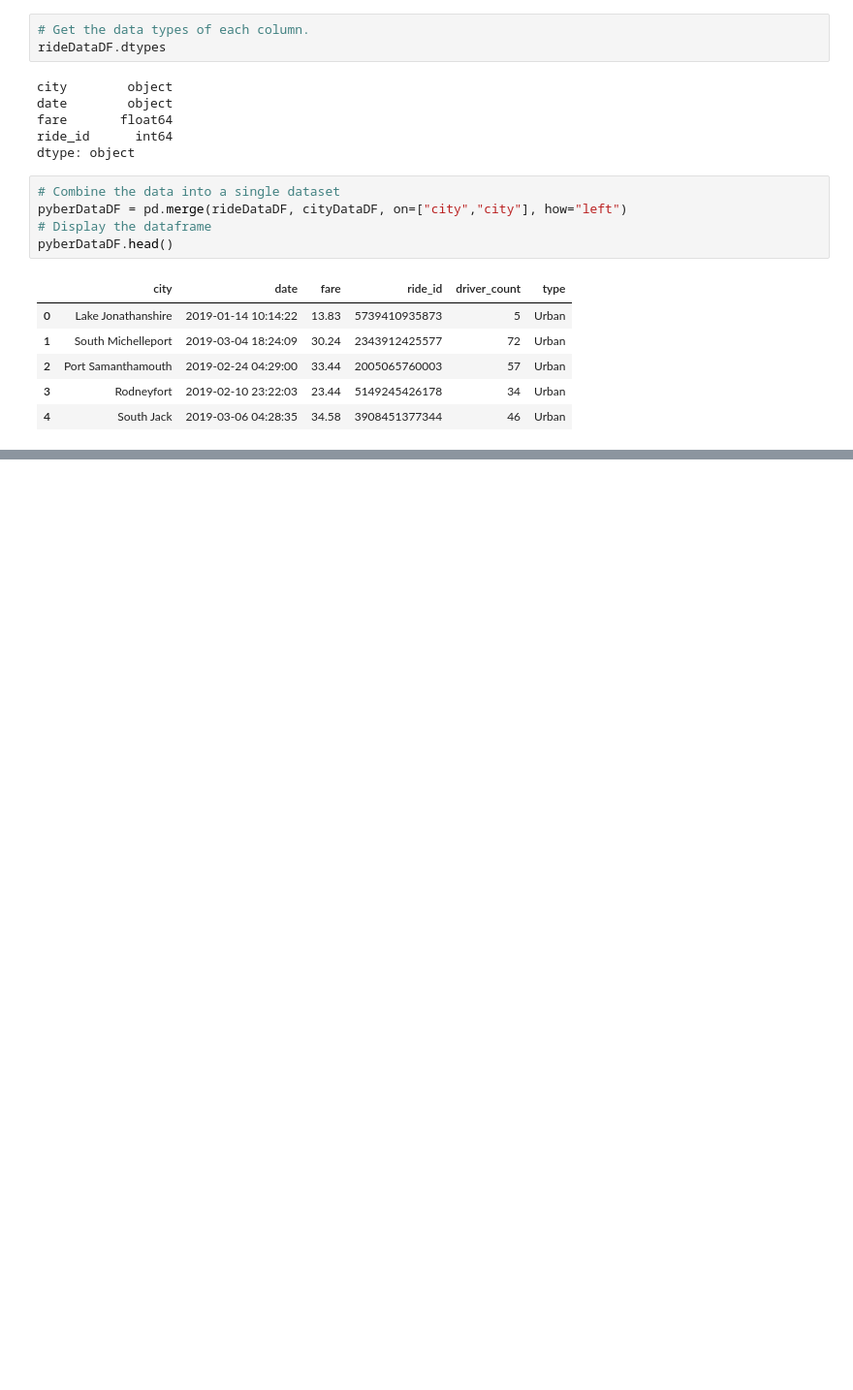
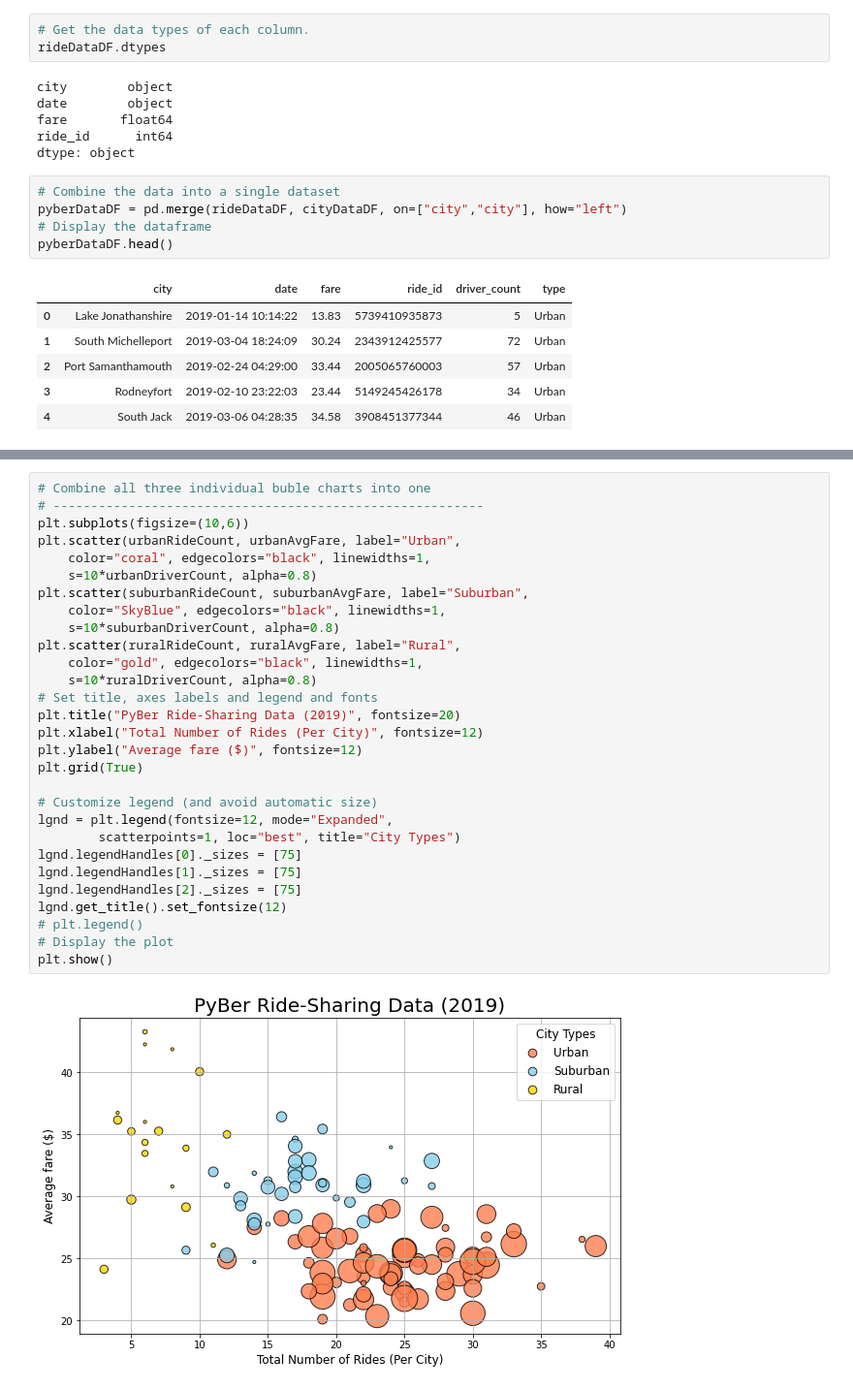
Before and after one commit to ines-tb/pyber-analysis, a Jupyter notebook: PyBer.ipynb, the cells around one changed output, grey strips where cells are left out. Shown: that part at 97% size. Drawn from its saved outputs; the diff is of its cells as text; blank space fills up the shorter version.

```diff
--- a/PyBer.ipynb
+++ b/PyBer.ipynb
@@ -121,0 +238,31 @@ pyberDataDF.head()
+# %%
+# Combine all three individual buble charts into one
+# ---------------------------------------------------------
+plt.subplots(figsize=(10,6))
+plt.scatter(urbanRideCount, urbanAvgFare, label="Urban",
+    color="coral", edgecolors="black", linewidths=1,
+    s=10*urbanDriverCount, alpha=0.8)
+plt.scatter(suburbanRideCount, suburbanAvgFare, label="Suburban",
+    color="SkyBlue", edgecolors="black", linewidths=1,
+    s=10*suburbanDriverCount, alpha=0.8)
+plt.scatter(ruralRideCount, ruralAvgFare, label="Rural",
+    color="gold", edgecolors="black", linewidths=1,
+    s=10*ruralDriverCount, alpha=0.8)
+# Set title, axes labels and legend and fonts
+plt.title("PyBer Ride-Sharing Data (2019)", fontsize=20)
+plt.xlabel("Total Number of Rides (Per City)", fontsize=12)
+plt.ylabel("Average fare ($)", fontsize=12)
+plt.grid(True)
+
+# Customize legend (and avoid automatic size)
+lgnd = plt.legend(fontsize=12, mode="Expanded",
+        scatterpoints=1, loc="best", title="City Types")
+lgnd.legendHandles[0]._sizes = [75]
+lgnd.legendHandles[1]._sizes = [75]
+lgnd.legendHandles[2]._sizes = [75]
+lgnd.get_title().set_fontsize(12)
+# plt.legend()
+# Display the plot
+plt.show()
+# %% [output]
+[figure, added]
```
Also changed, not shown: parts of 9 cells of this notebook, 1 other file.
